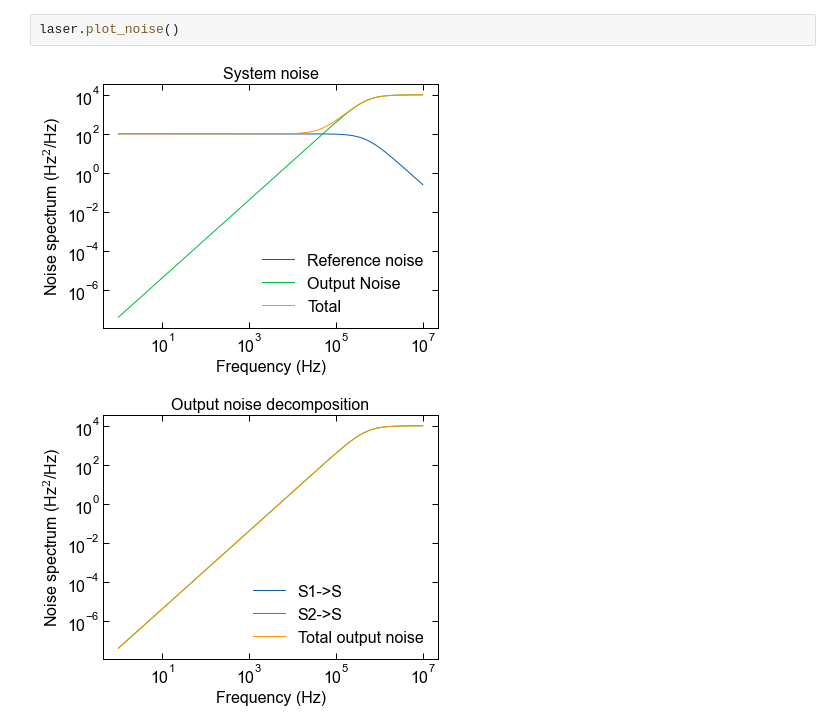
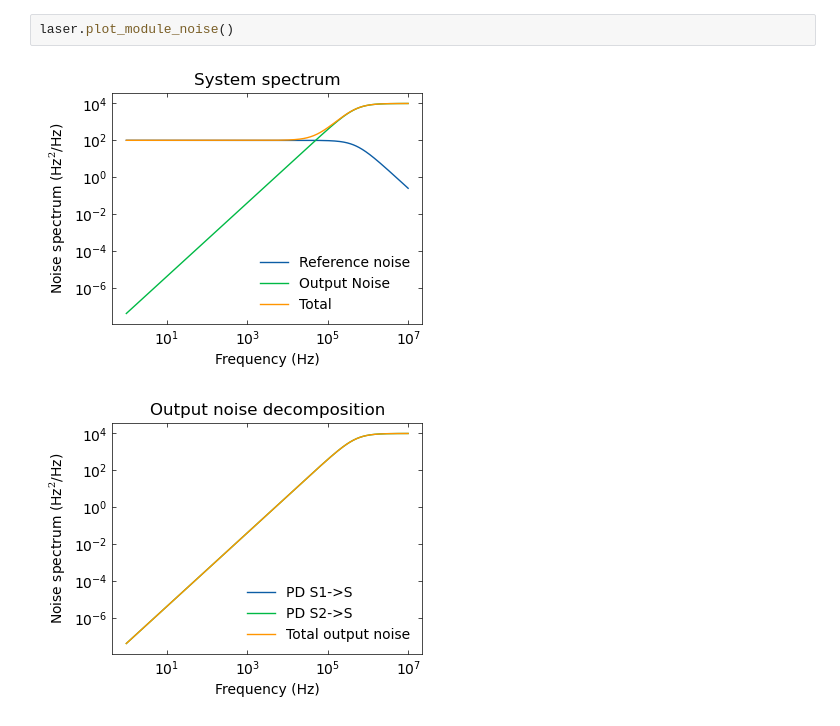
Before and after one commit to kaikai-liu/pyphotonicsims, a Jupyter notebook: control modeling test.ipynb, the cells around one changed output. Saved outputs shown, nothing was run; the diff lists cells and outputs as text.

```diff
--- a/control modeling test.ipynb
+++ b/control modeling test.ipynb
@@ -31,5 +28,5 @@ laser.plot_noise_transfer()
-# %%
-laser.plot_noise()
-# %% [output]
-[figure, removed]
-[figure, removed]
+# %%
+laser.plot_module_noise()
+# %% [output]
+[figure, added]
+[figure, added]
```
Also changed, not shown: parts of 3 cells of this notebook, 7 other files.
